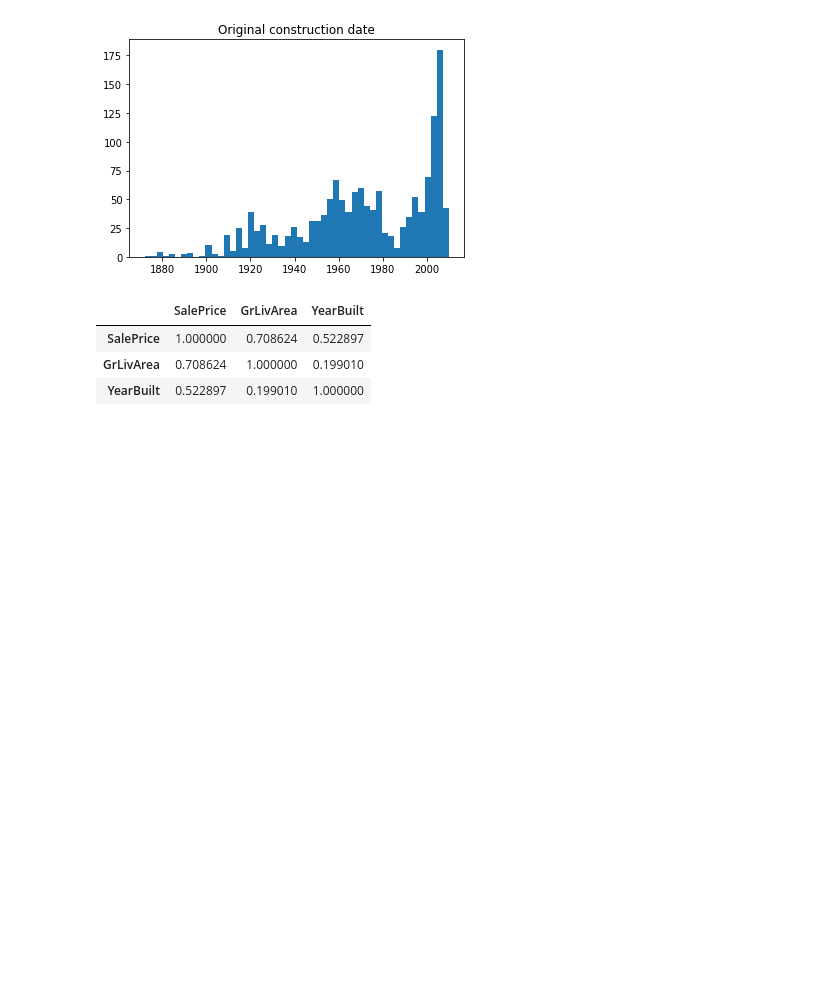
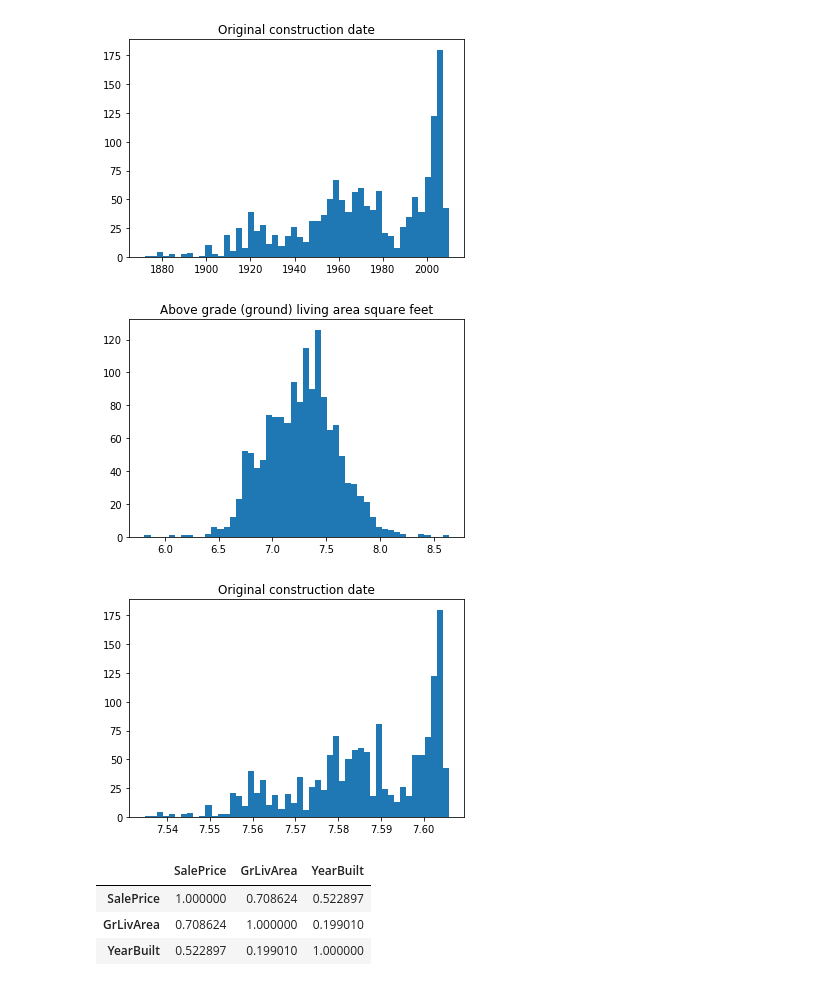
Before and after one commit to ishizucat/diveintocode-ml, a Jupyter notebook: week4_prework2.ipynb, the cells around one changed output. Saved outputs shown, nothing was run; the diff lists cells and outputs as text; code cells hidden in the pictures; blank space fills up the shorter version.

```diff
--- a/week4_prework2.ipynb
+++ b/week4_prework2.ipynb
@@ -50,6 +52,18 @@ plt.show()
 # %% [output]
 [figure]
 [figure]
+# %%
+#対数変換後
+plt.title("Above grade (ground) living area square feet")
+plt.hist(np.log(df.GrLivArea.values), bins=50)
+plt.show()
+
+plt.title("Original construction date")
+plt.hist(np.log(df.YearBuilt.values), bins=50)
+plt.show()
+# %% [output]
+[figure, added]
+[figure, added]
 # %%
 #相関行列
 df.corr()
```
Also changed, not shown: parts of 13 cells of this notebook.
